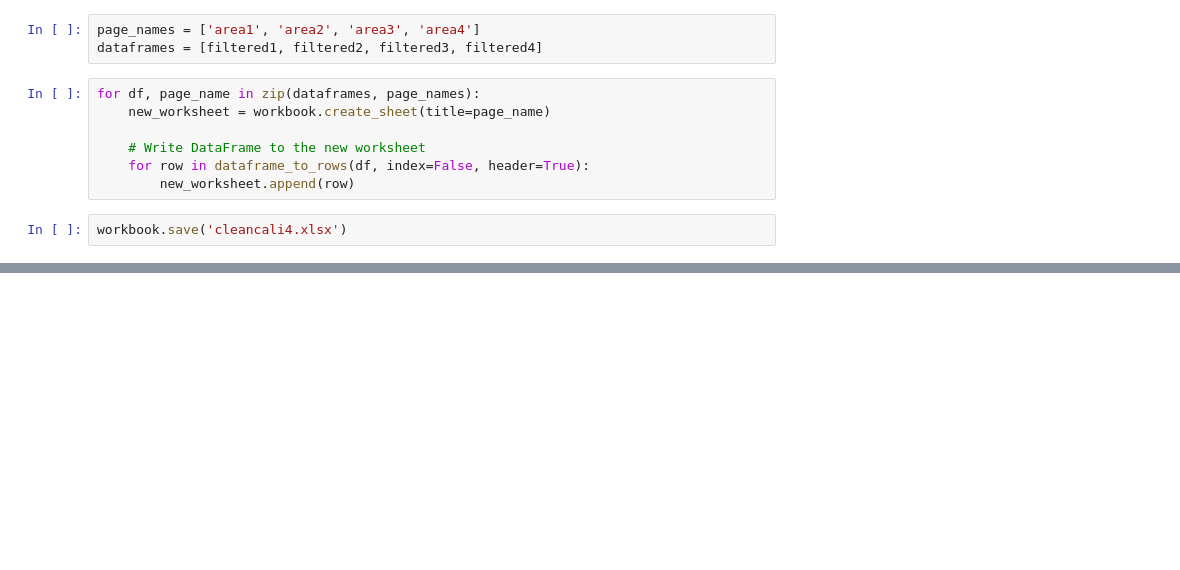
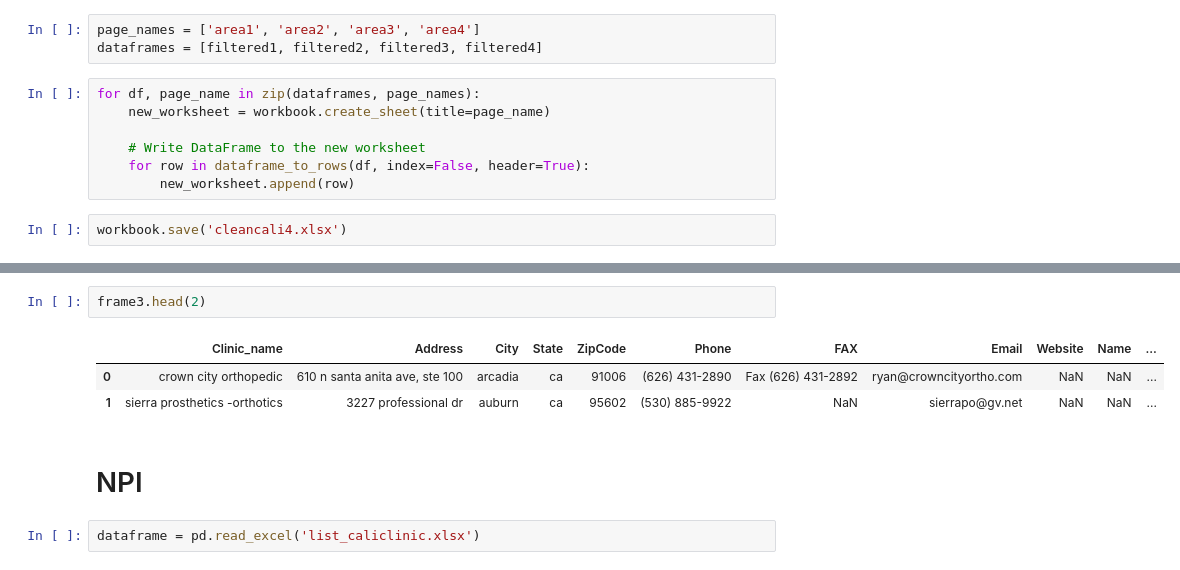
Before and after one commit to hyuanz/ClinicsCali_Clean, a Jupyter notebook: calistfinal.ipynb, the cells around one changed output, grey strips where cells are left out. Cells and saved outputs as stored; diff of their text form; blank space fills up the shorter version.

```diff
--- a/calistfinal.ipynb
+++ b/calistfinal.ipynb
@@ -238,0 +331,10 @@ workbook.save('cleancali4.xlsx')
+# %%
+frame3.head(2)
+# %% [output]
+|  | Clinic_name | Address | City | State | ZipCode | Phone | FAX | Email | Website | Name | ... |
+| 0 | crown city orthopedic | 610 n santa anita ave, ste 100 | arcadia | ca | 91006 | (626) 431-2890 | Fax (626) 431-2892 | ryan@crowncityortho.com | NaN | NaN | ... |
+| 1 | sierra prosthetics -orthotics | 3227 professional dr | auburn | ca | 95602 | (530) 885-9922 | NaN | sierrapo@gv.net | NaN | NaN | ... |
+# %% [markdown]
+# NPI
+# %%
+dataframe = pd.read_excel('list_caliclinic.xlsx')
```
Also changed, not shown: parts of 67 cells of this notebook, 4 other files.
